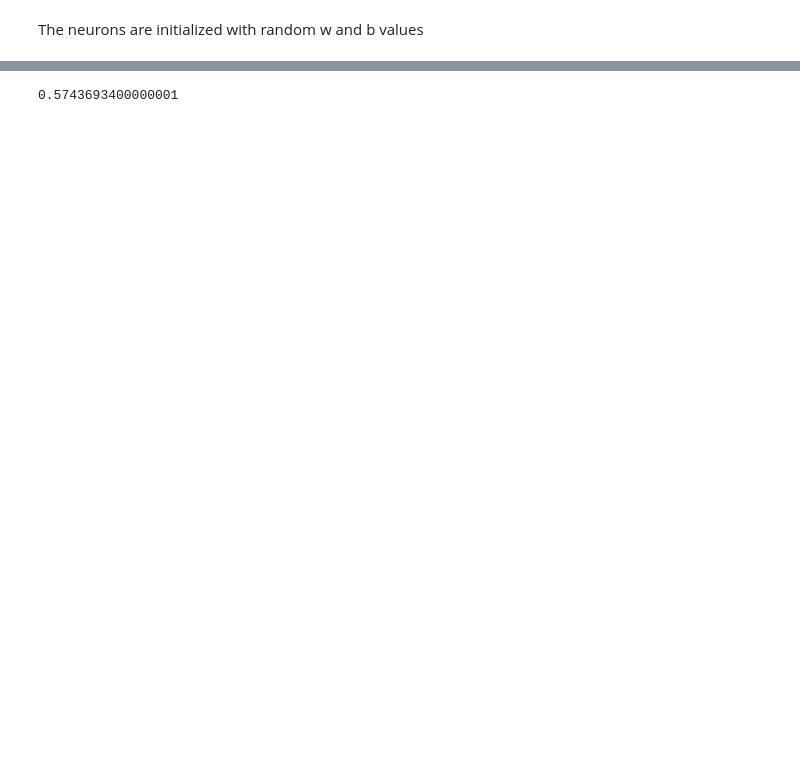
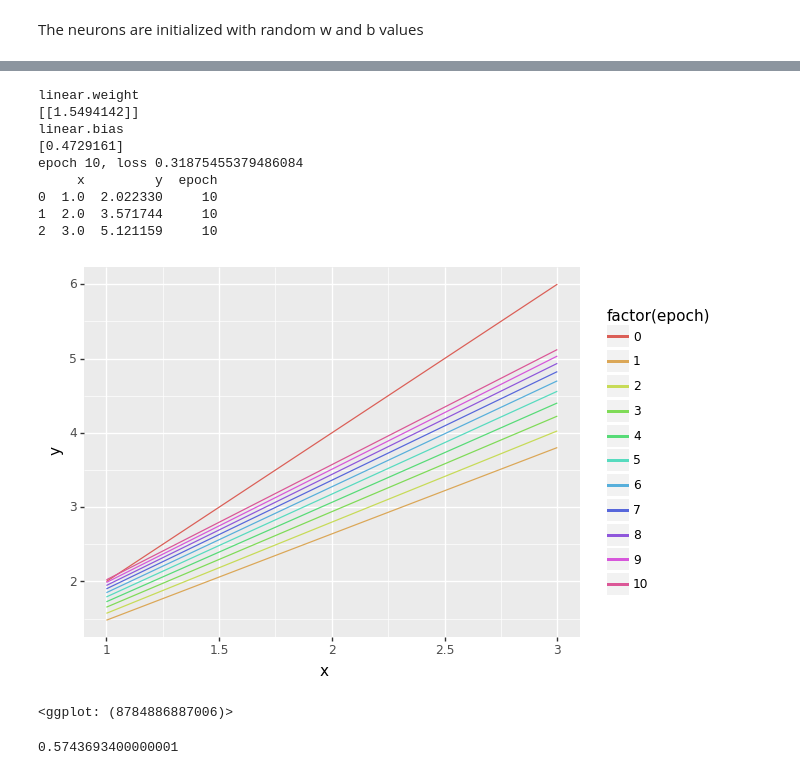
Before and after one commit to robert-s-lee/ml_linear_regression, a Jupyter notebook: 1_neuron.ipynb, the cells around one changed output, grey strips where cells are left out. Cells and saved outputs as stored; diff of their text form; code cells hidden in the pictures; blank space fills up the shorter version.

```diff
--- a/1_neuron.ipynb
+++ b/1_neuron.ipynb
@@ -68,6 +73,5 @@ def train(epoch):
     loss.backward()
     # and update the weights.
     optimizer.step()
-
     print('epoch {}, loss {}'.format(epoch, loss.item()))
-    return(graph(pred_y))
+    return(pred_y)
@@ -88,3 +89,20 @@ epoch 0, loss 12.410057067871094
+# %%
+x = train(epoch)
+df = df.append(makedf(x,epoch=epoch))
+epoch += 1
+graph(df)
+# %% [output]
+linear.weight
+[[1.5494142]]
+linear.bias
+[0.4729161]
+epoch 10, loss 0.31875455379486084
+     x         y  epoch
+0  1.0  2.022330     10
+1  2.0  3.571744     10
+2  3.0  5.121159     10
+[figure, added]
+<ggplot: (8784886887006)>
 # %%
 1 * 0.2175284 + 0.35684094
 # %% [output]
```
Also changed, not shown: parts of 7 cells of this notebook.
